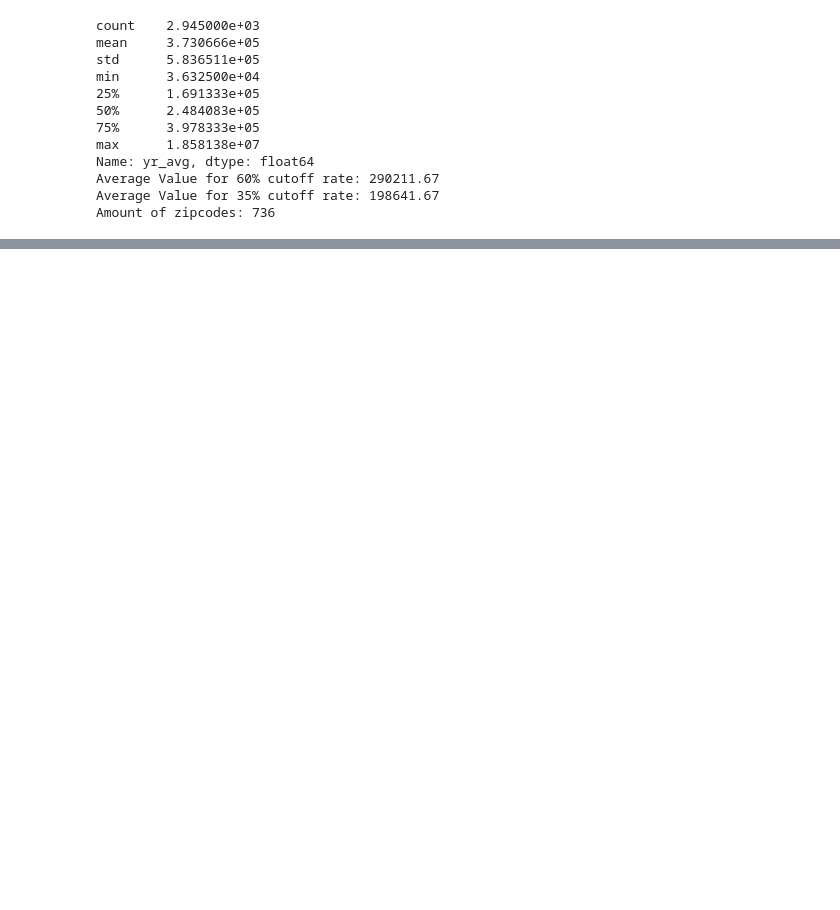
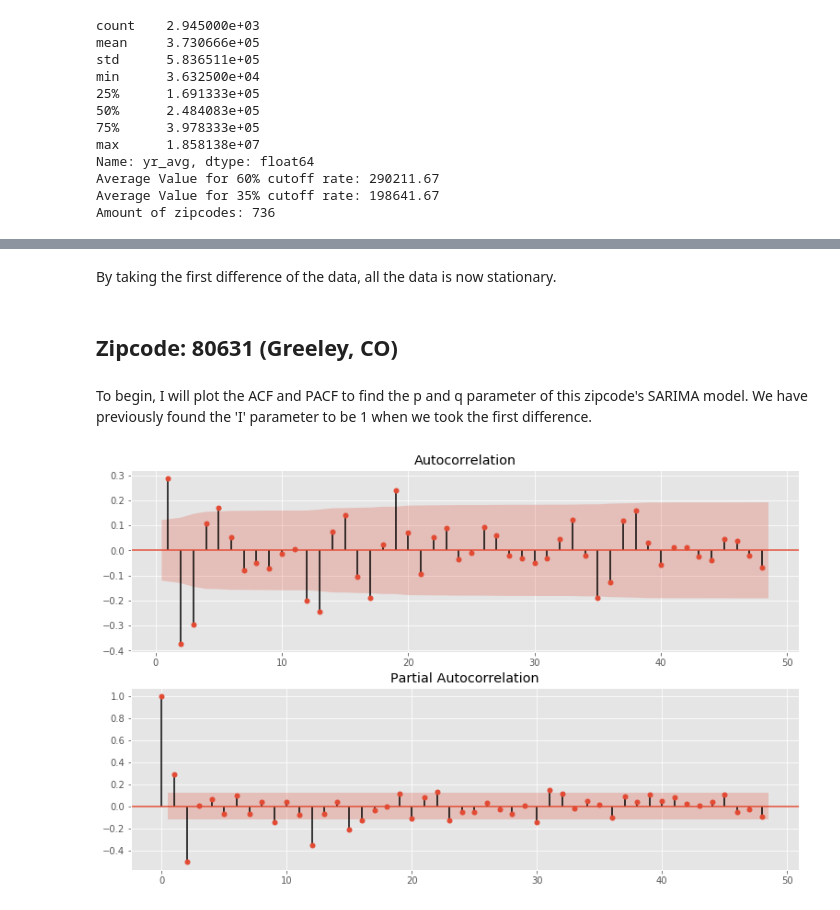
Before and after one commit to callRoko/dsc-mod-4-project-online-ds-pt-041519, a Jupyter notebook: student.ipynb, the cells around one changed output, grey strips where cells are left out. Saved outputs shown, nothing was run; the diff lists cells and outputs as text; code cells hidden in the pictures; blank space fills up the shorter version.

```diff
--- a/student.ipynb
+++ b/student.ipynb
@@ -150,0 +425,26 @@ The number of zipcodes to consider is now 736. This takes in some of the require
+# %% [markdown]
+By taking the first difference of the data, all the data is now stationary.
+# %%
+#create individual times series for each zipcode
+TS_80631 = dfs_ts[0].ret.dropna() #zipcode 80631 monthly returns time series
+TS_80631d = dfs_ts[0].ret.diff().dropna() # differenced time series
+
+TS_97233 = dfs_ts[1].ret.dropna()
+TS_97233d = dfs_ts[1].ret.diff().dropna()
+
+TS_78758 = dfs_ts[2].ret.dropna()
+TS_78758d = dfs_ts[2].ret.diff().dropna()
+
+TS_98444 = dfs_ts[3].ret.dropna()
+TS_98444d = dfs_ts[3].ret.diff().dropna()
+
+TS_37214 = dfs_ts[4].ret.dropna()
+TS_37214d = dfs_ts[4].ret.diff().dropna()
+# %% [markdown]
+## Zipcode: 80631 (Greeley, CO)
+# %% [markdown]
+To begin, I will plot the ACF and PACF to find the p and q parameter of this zipcode's SARIMA model. We have previously found the 'I' parameter to be 1 when we took the first difference.
+# %%
+acf_pacf(TS_80631d)
+# %% [output]
+[figure, added]
```
Also changed, not shown: parts of 60 cells of this notebook.
